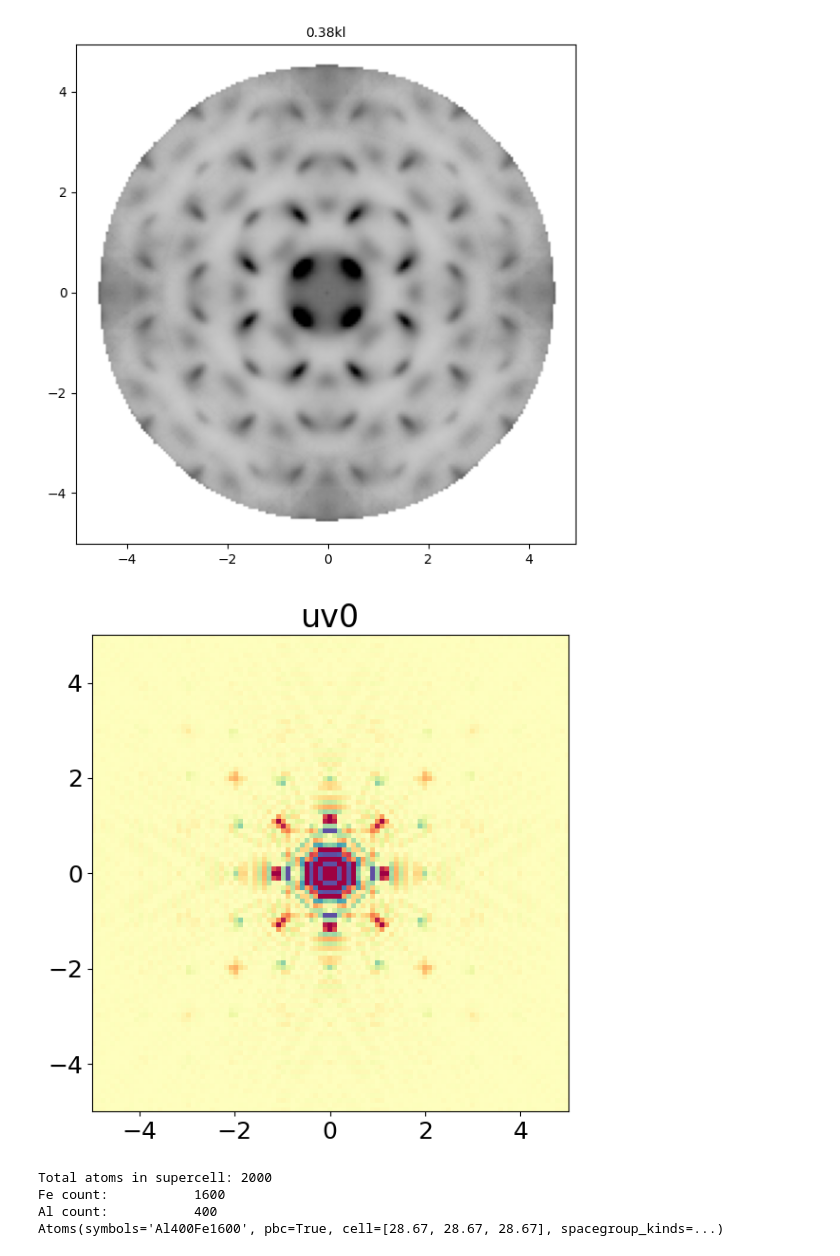
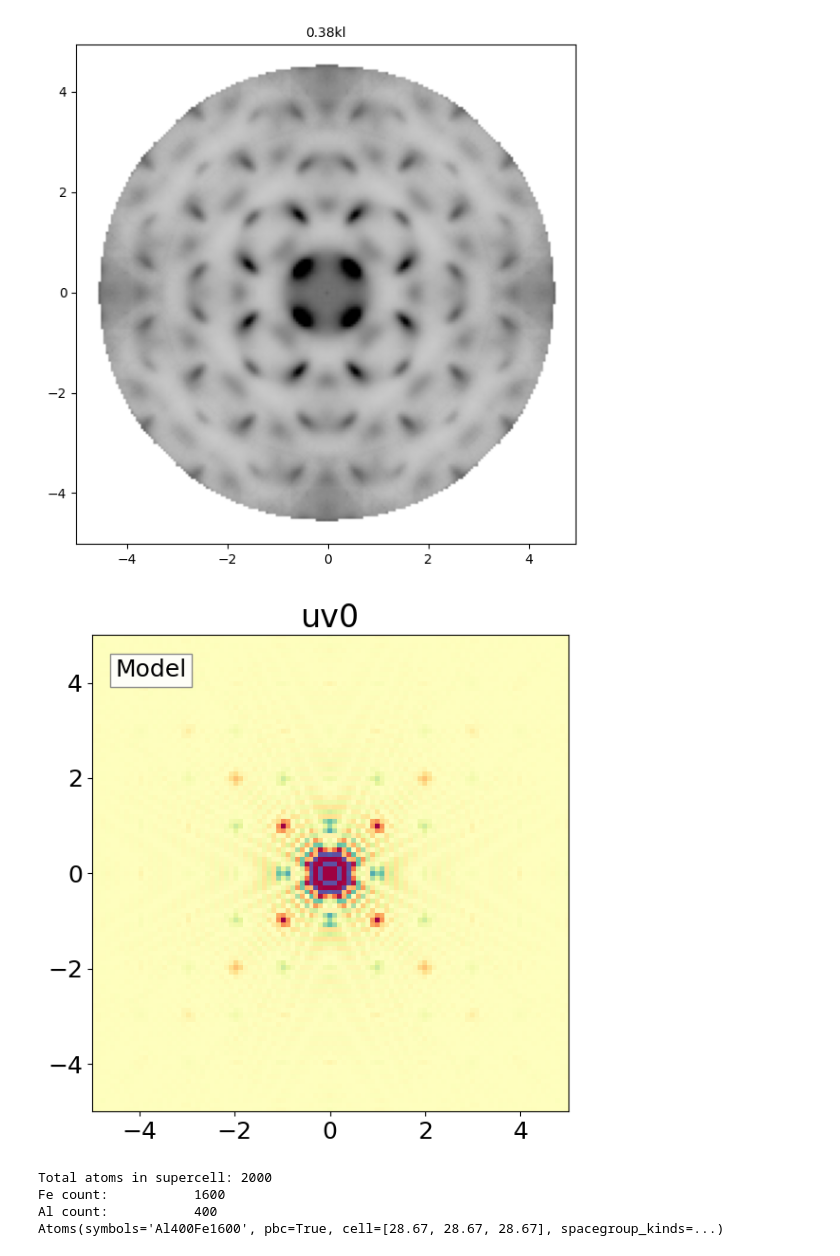
Before and after one commit to cynthia-wen/disordered-materials-fe-al-alloy, a Jupyter notebook: main/scripts/figures.ipynb, the cells around one changed output. Cells and saved outputs as stored; diff of their text form; code cells hidden in the pictures.

```diff
--- a/main/scripts/figures.ipynb
+++ b/main/scripts/figures.ipynb
@@ -6,7 +6,7 @@ import matplotlib.pyplot as plt
 import numpy as np
 import h5py
 # %%
-h5_filename = os.path.join("fe-al/mc/mc_diffuse/masked_diffuse_intensity.h5")
+h5_filename = os.path.join("main/data/fe-al_starting/mc/mc_diffuse/masked_diffuse_intensity.h5")
 
 with h5py.File(h5_filename, "r") as f:
     data_3d = f["data"][:]
@@ -50,7 +50,7 @@ import h5py
 import numpy as np
 import matplotlib.pyplot as plt
 
-h5_filename = os.path.join("experiment.h5")
+h5_filename = os.path.join("main/data/experiment.h5")
 
 with h5py.File(h5_filename, "r") as f:
     data_3d = f["data"][:]
@@ -93,7 +93,7 @@ plt.show()
 # %% [output]
 [figure]
 # %%
-h5_filename = os.path.join("main/yell_refinement/exp-delta-pdf.h5")
+h5_filename = os.path.join("main/yell_refinement/delta-pdf.h5")
 
 with h5py.File(h5_filename, "r") as f:
     data_3d = f["data"][:]
@@ -122,32 +122,41 @@ color_stops = np.array(
  )
 
 normalized = np.clip((uv0_slice + color_saturation) / (2 * color_saturation), 0, 1)
 color_position = normalized * (len(color_stops) - 1)
 lower_color = np.floor(color_position).astype(int)
 upper_color = np.ceil(color_position).astype(int)
 color_weight = (color_position - lower_color)[..., np.newaxis]
 rgb_slice = (1 - color_weight) * color_stops[lower_color] + color_weight * color_stops[upper_color]
 rgb_slice = np.floor(rgb_slice).astype(np.uint8)
 
 plot_filename = os.path.join("fe-al_uv0_slice.png")
 plt.figure(figsize=(7, 6))
 plt.imshow(
     rgb_slice,
     origin="lower",
     extent=[u_axis.min(), u_axis.max(), v_axis.min(), v_axis.max()],
     aspect="equal",
     interpolation="nearest",
 )
+
+plt.text(
+    0.05, 0.95, "Model",
+    transform=plt.gca().transAxes,  # Coordinates relative to axes (0 to 1)
+    fontsize=18,
+    verticalalignment='top',
+    bbox=dict(facecolor='white', edgecolor='gray', alpha=0.9)
+)
+
 # plt.colorbar(label="Diffuse Scattering Intensity")
 # plt.title(f"Fe-Al Thermal Diffuse Scattering (Ensemble Average)\n(HK0) Plane")
 plt.title("uv0", fontsize=24)
 plt.xlim(-5, 5)
 plt.ylim(-5, 5)
 plt.xticks(np.arange(-4, 5, 2), fontsize=18)
 plt.yticks(np.arange(-4, 5, 2), fontsize=18)
 plt.tight_layout()
 # plt.savefig(plot_filename, dpi=300)
 plt.show()
 # %% [output]
-[figure, old version]
+[figure, new version]
 # %%
```
Also changed, not shown: parts of 1 cell of this notebook, 12 other files.
